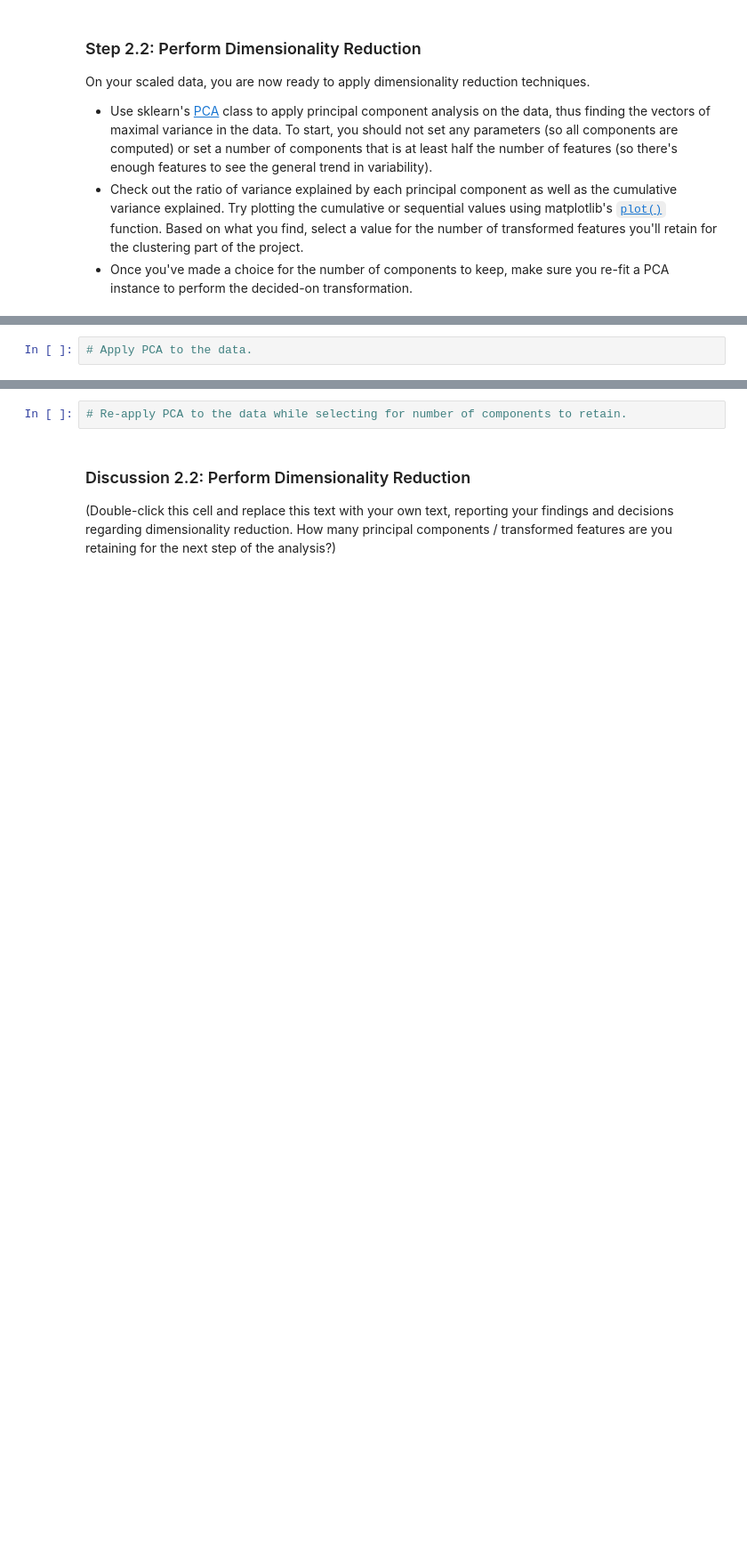
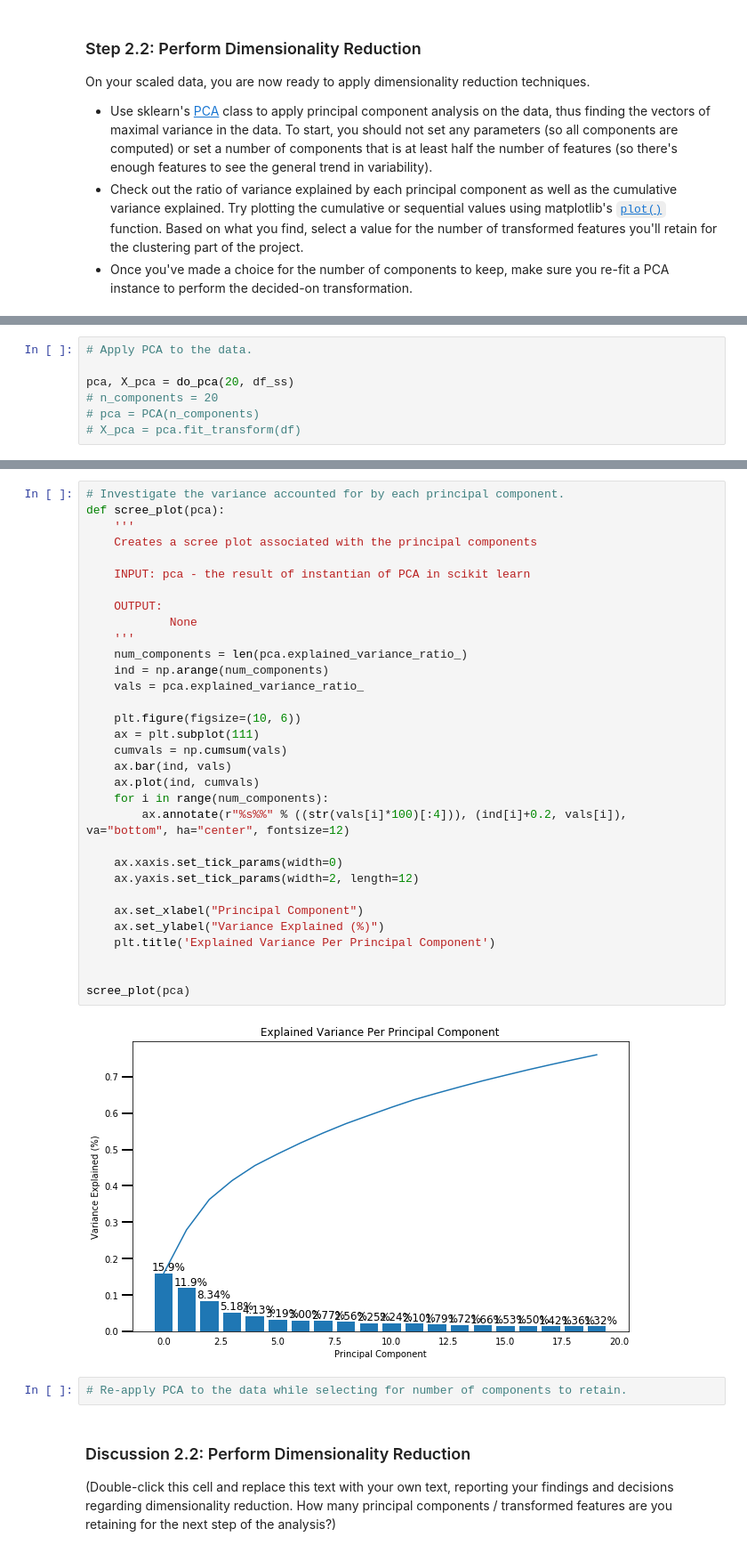
Before and after one commit to noreenwu/customer-segments, a Jupyter notebook: Identify_Customer_Segments.ipynb, the cells around one changed output, grey strips where cells are left out. Shown: that part at 89% size. Drawn from its saved outputs; the diff is of its cells as text; blank space fills up the shorter version.

```diff
--- a/Identify_Customer_Segments.ipynb
+++ b/Identify_Customer_Segments.ipynb
@@ -1462,2 +1540,7 @@ On your scaled data, you are now ready to apply dimensionality reduction techniq
 # %%
 # Apply PCA to the data.
+
+pca, X_pca = do_pca(20, df_ss)
+# n_components = 20
+# pca = PCA(n_components)
+# X_pca = pca.fit_transform(df)
@@ -1466,3 +1554,37 @@ On your scaled data, you are now ready to apply dimensionality reduction techniq
+# %%
+# Investigate the variance accounted for by each principal component.
+def scree_plot(pca):
+    '''
+    Creates a scree plot associated with the principal components
+
+    INPUT: pca - the result of instantian of PCA in scikit learn
+
+    OUTPUT:
+            None
+    '''
+    num_components = len(pca.explained_variance_ratio_)
+    ind = np.arange(num_components)
+    vals = pca.explained_variance_ratio_
+
+    plt.figure(figsize=(10, 6))
+    ax = plt.subplot(111)
+    cumvals = np.cumsum(vals)
+    ax.bar(ind, vals)
+    ax.plot(ind, cumvals)
+    for i in range(num_components):
+        ax.annotate(r"%s%%" % ((str(vals[i]*100)[:4])), (ind[i]+0.2, vals[i]), va="bottom", ha="center", fontsize=12)
+
+    ax.xaxis.set_tick_params(width=0)
+    ax.yaxis.set_tick_params(width=2, length=12)
+
+    ax.set_xlabel("Principal Component")
+    ax.set_ylabel("Variance Explained (%)")
+    plt.title('Explained Variance Per Principal Component')
+
+
+scree_plot(pca)
+# %% [output]
+[figure, added]
 # %%
 # Re-apply PCA to the data while selecting for number of components to retain.
 # %% [markdown]
```
Also changed, not shown: parts of 26 cells of this notebook, 1 other file.
